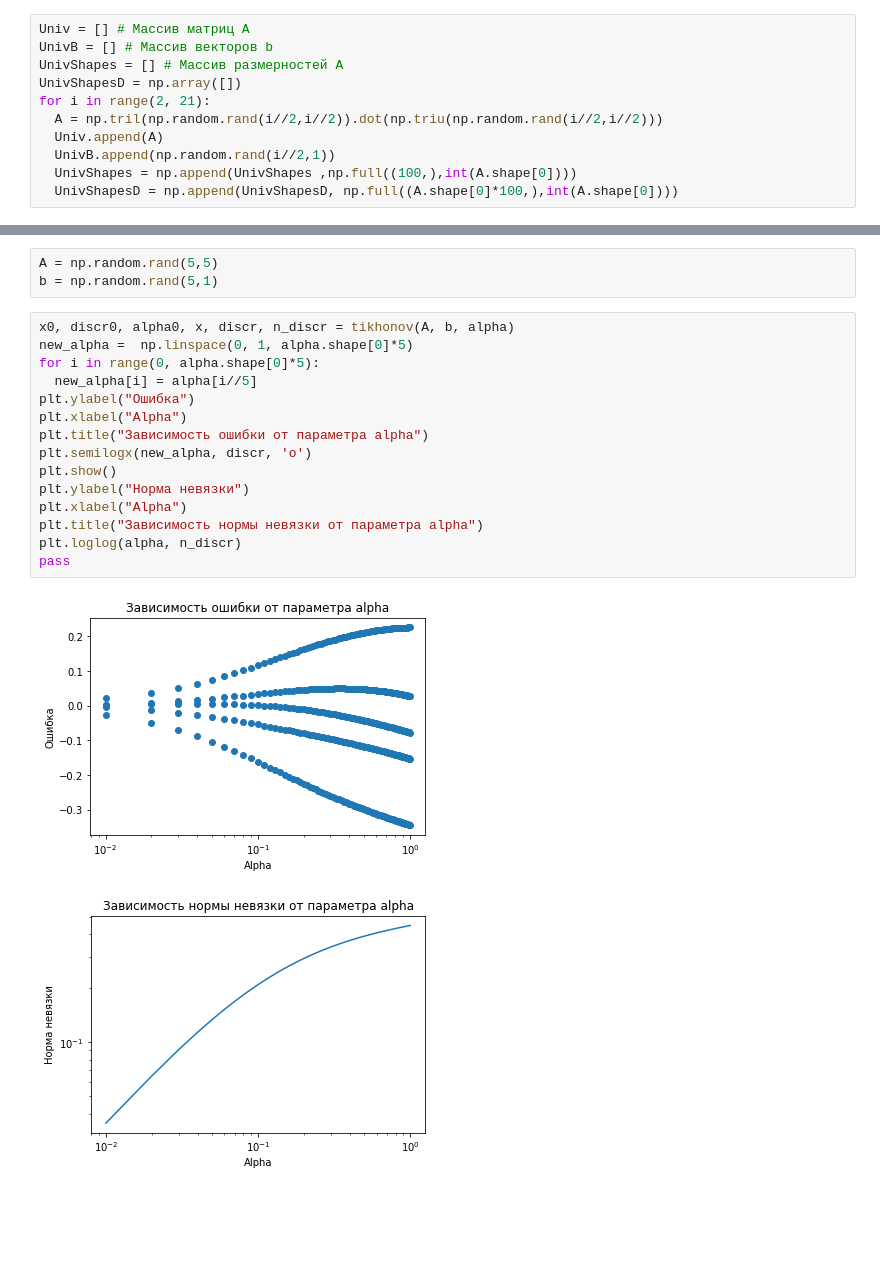
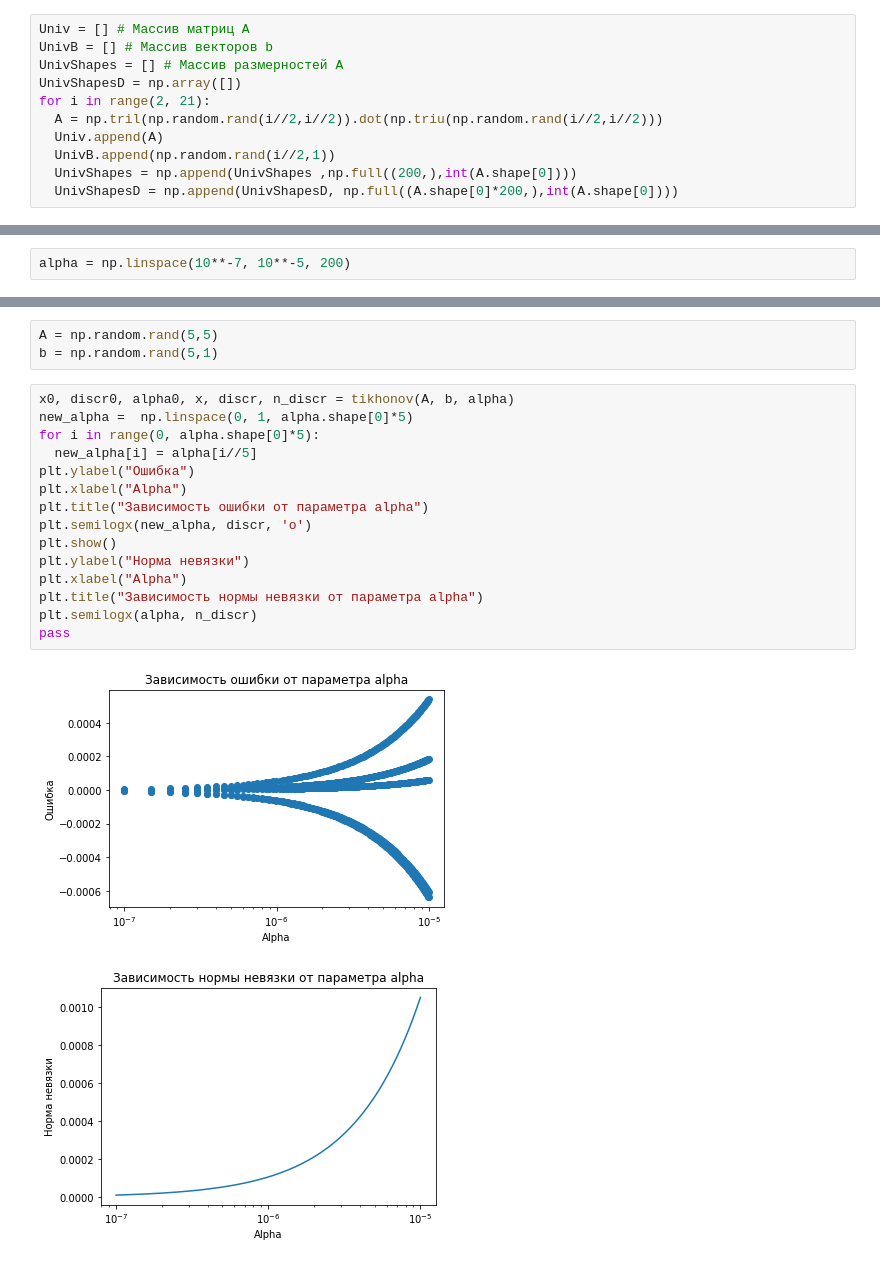
Before and after one commit to srselivan/skm, a Jupyter notebook: Регуляризация Тихонова.ipynb, the cells around one changed output, grey strips where cells are left out. Drawn from its saved outputs; the diff is of its cells as text; blank space fills up the shorter version.

```diff
--- a/Регуляризация Тихонова.ipynb
+++ b/Регуляризация Тихонова.ipynb
@@ -59,7 +59,7 @@ for i in range(2, 21):
   A = np.tril(np.random.rand(i//2,i//2)).dot(np.triu(np.random.rand(i//2,i//2)))
   Univ.append(A)
   UnivB.append(np.random.rand(i//2,1))
-  UnivShapes = np.append(UnivShapes ,np.full((100,),int(A.shape[0])))
-  UnivShapesD = np.append(UnivShapesD, np.full((A.shape[0]*100,),int(A.shape[0])))
+  UnivShapes = np.append(UnivShapes ,np.full((200,),int(A.shape[0])))
+  UnivShapesD = np.append(UnivShapesD, np.full((A.shape[0]*200,),int(A.shape[0])))
 # %% [markdown]
 Создаём переменную alpha, которая содержит в себе набор параметров регуляризации
@@ -68,3 +66,5 @@ alpha = np.linspace(0.01, 1, 100)
+# %%
+alpha = np.linspace(10**-7, 10**-5, 200)
 # %% [markdown]
 Решим системы:
 # %%
@@ -98,18 +100,18 @@ b = np.random.rand(5,1)
 # %%
 x0, discr0, alpha0, x, discr, n_discr = tikhonov(A, b, alpha)
 new_alpha =  np.linspace(0, 1, alpha.shape[0]*5)
 for i in range(0, alpha.shape[0]*5):
   new_alpha[i] = alpha[i//5]
 plt.ylabel("Ошибка")
 plt.xlabel("Alpha")
 plt.title("Зависимость ошибки от параметра alpha")
 plt.semilogx(new_alpha, discr, 'o')
 plt.show()
 plt.ylabel("Норма невязки")
 plt.xlabel("Alpha")
 plt.title("Зависимость нормы невязки от параметра alpha")
-plt.loglog(alpha, n_discr)
+plt.semilogx(alpha, n_discr)
 pass
 # %% [output]
-[figure, old version]
+[figure, new version]
-[figure, old version]
+[figure, new version]
```
Also changed, not shown: parts of 4 cells of this notebook.
